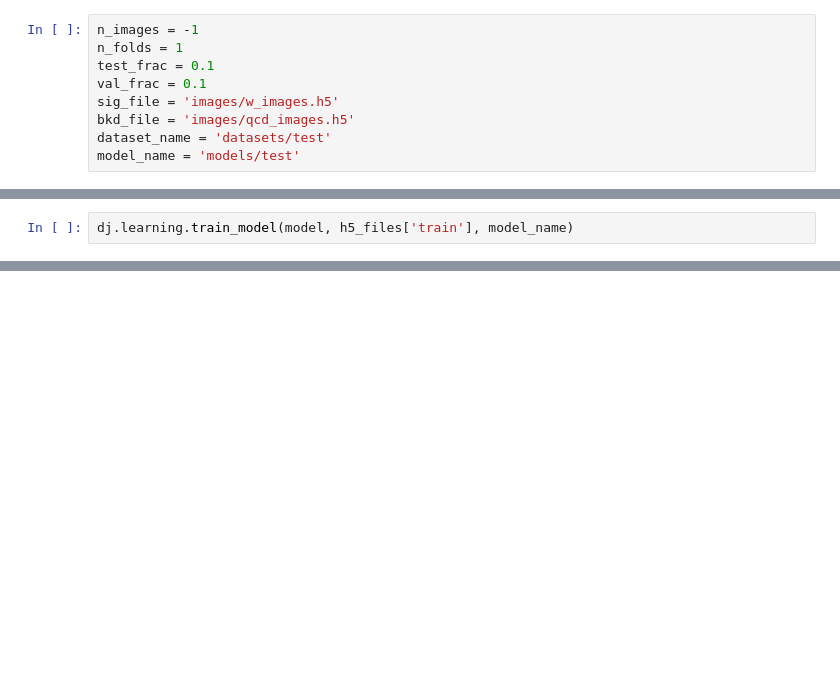
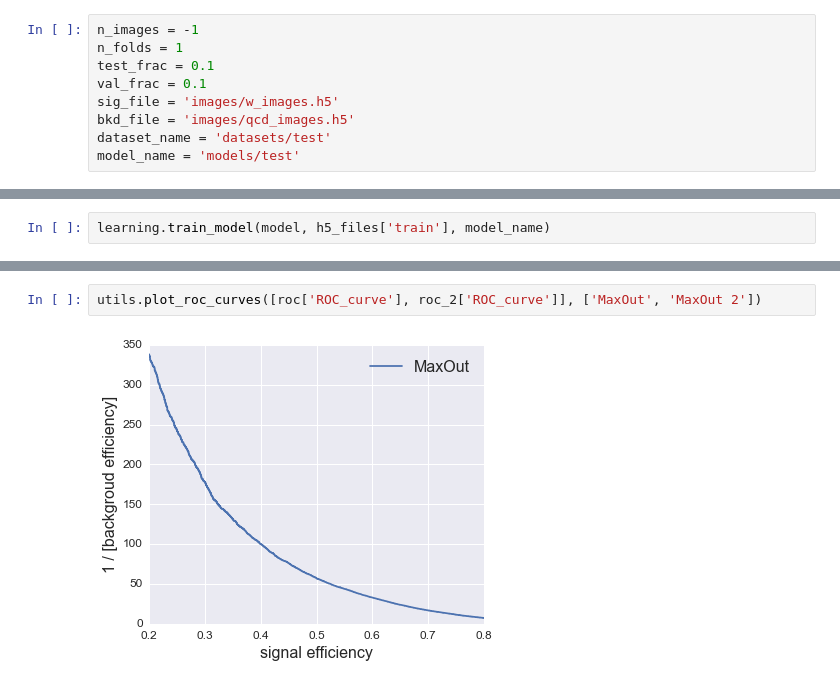
Before and after one commit to deepjets/deepjets, a Jupyter notebook: maxout.ipynb, the cells around one changed output, grey strips where cells are left out. Cells and saved outputs as stored; diff of their text form; blank space fills up the shorter version.

```diff
--- a/maxout.ipynb
+++ b/maxout.ipynb
@@ -24,5 +23,5 @@ h5_files = dj.utils.prepare_datasets(
     sig_file, bkd_file, dataset_name, n_sig=n_images, n_bkd=n_images, test_frac=test_frac,
     val_frac=val_frac, n_folds=n_folds, auxvars=['weights'], shuffle=True, shuffle_seed=1)
 # %%
-dj.learning.train_model(model, h5_files['train'], model_name)
+learning.train_model(model, h5_files['train'], model_name)
 # %%
@@ -41,0 +45,4 @@ dj.utils.plot_roc_curve(roc['ROC_curve'], 'MaxOut')
+# %%
+utils.plot_roc_curves([roc['ROC_curve'], roc_2['ROC_curve']], ['MaxOut', 'MaxOut 2'])
+# %% [output]
+[figure, added]
```
Also changed, not shown: parts of 9 cells of this notebook, 2 other files.
